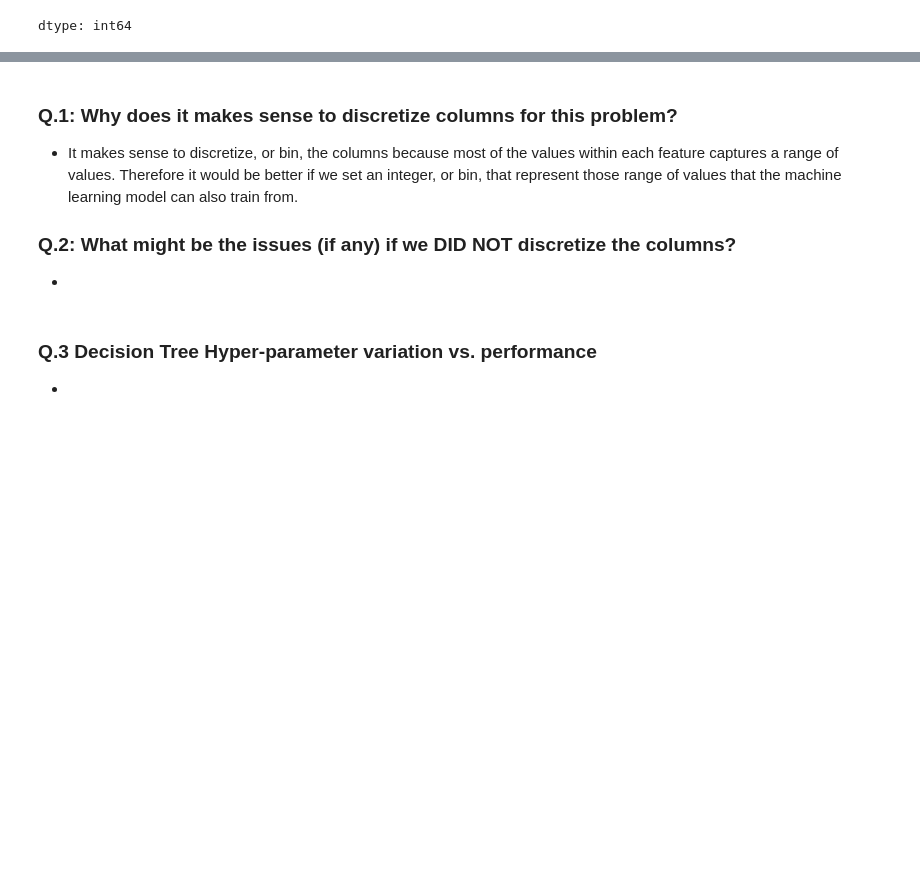
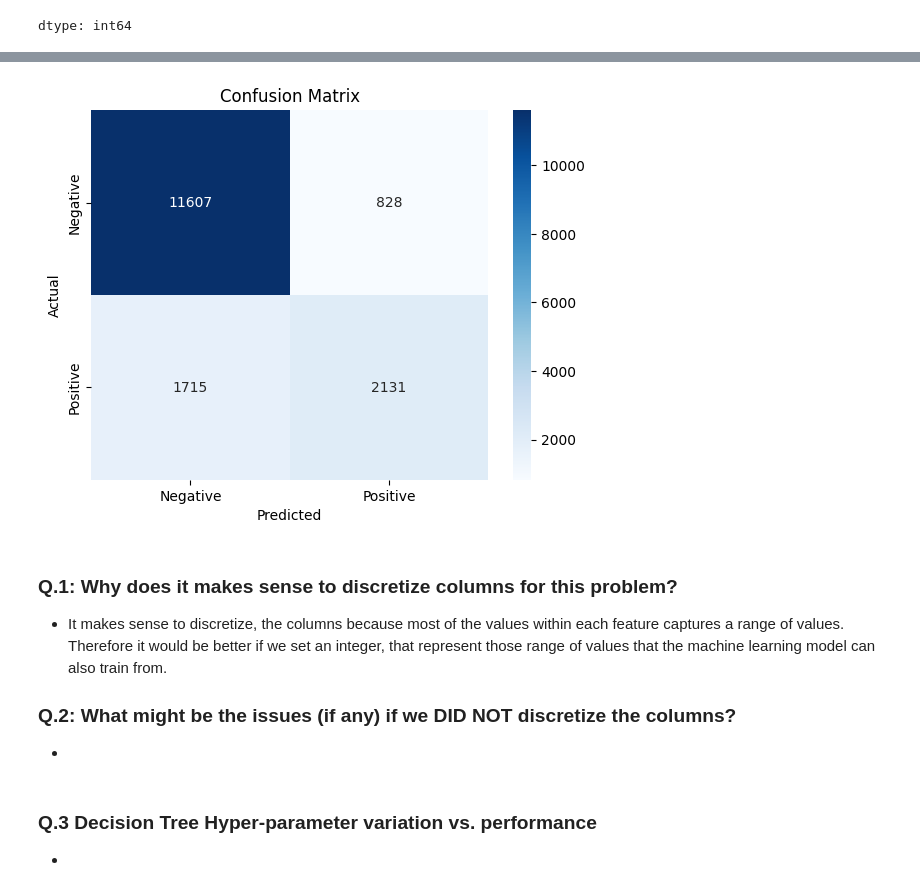
Before and after one commit to Sarkis55/CA03--Decision-Tree_Census_Data, a Jupyter notebook: CA03_Decision_Trees.ipynb, the cells around one changed output, grey strips where cells are left out. Cells and saved outputs as stored; diff of their text form; code cells hidden in the pictures; blank space fills up the shorter version.

```diff
--- a/CA03_Decision_Trees.ipynb
+++ b/CA03_Decision_Trees.ipynb
@@ -91,0 +151,23 @@ Name: count, dtype: int64
+# %%
+#Since we have a column that labels what rows are training and testing, we manually split them by creating two separate dataframes.
+
+#Whatever that is labeled "train" goes to the training dataframe and same for testing
+train_df = df[df['flag'] == 1]
+test_df = df[df['flag'] == 0]
+
+# Separate the features (X) and target (y).
+# We then drop the "flag" column so that the model doesn't cheat by associating a pattern based on a speciifc value
+X_train = train_df.drop(['y', 'flag'], axis=1)
+y_train = train_df['y']
+
+X_test = test_df.drop(['y', 'flag'], axis=1)
+y_test = test_df['y']
+
+#Code generated by Gemini
+# %%
+#Creating decision tree model and training it
+dtree = DecisionTreeClassifier(max_depth= 10, random_state = 101, max_features= None, min_samples_leaf=15)
+dtree.fit(X_train, y_train)
+
+#Loading in test data to predict vlaues
+y_pred = dtree.predict(X_test)
@@ -92,6 +188,21 @@ Name: count, dtype: int64
+# %%
+#Creating confusion matrix
+cm = confusion_matrix(y_test, y_pred)
+
+#Visualizing Confusion matrix using seaborne
+sns.heatmap(cm, annot=True, fmt='d', cmap='Blues',
+            xticklabels=['Negative', 'Positive'],
+            yticklabels=['Negative', 'Positive'])
+
+plt.xlabel('Predicted')
+plt.ylabel('Actual')
+plt.title('Confusion Matrix')
+plt.show()
+# %% [output]
+[figure, added]
 # %% [markdown]
 ### Q.1: Why does it makes sense to discretize columns for this problem?
-- It makes sense to discretize, or bin, the columns because most of the values within each feature captures a range of values. Therefore it would be better if we set an integer, or bin, that represent those range of values that the machine learning model can also train from.
+- It makes sense to discretize, the columns because most of the values within each feature captures a range of values. Therefore it would be better if we set an integer, that represent those range of values that the machine learning model can also train from.
 
 ### Q.2: What might be the issues (if any) if we DID NOT discretize the columns?
 -
```
Also changed, not shown: parts of 8 cells of this notebook.
